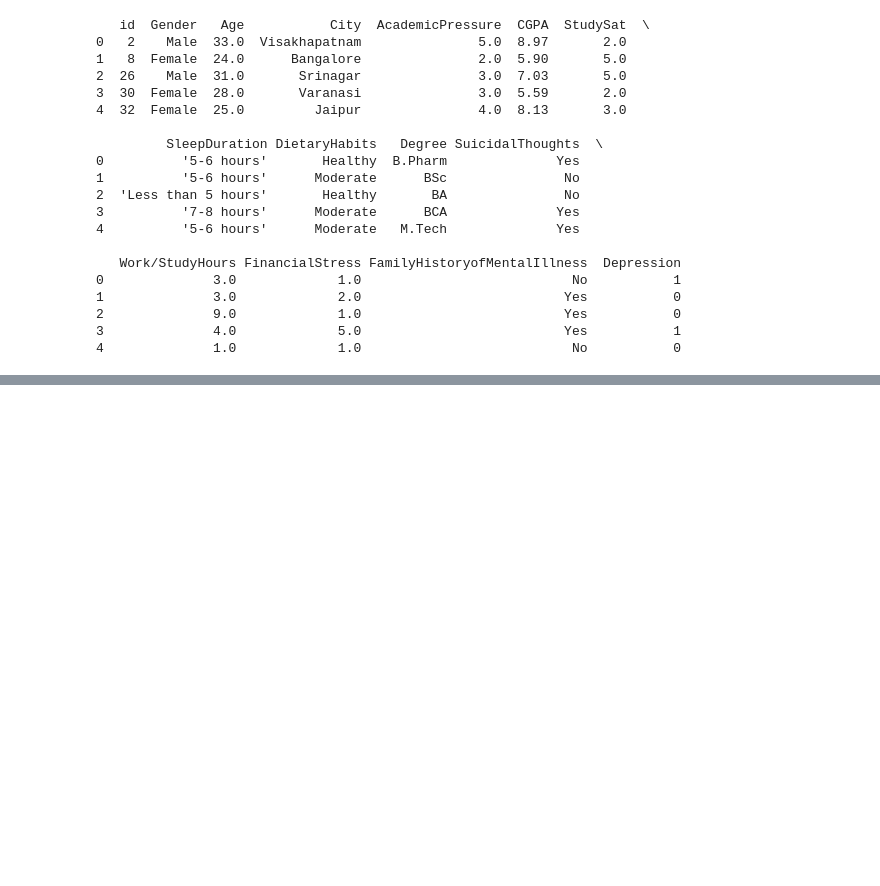
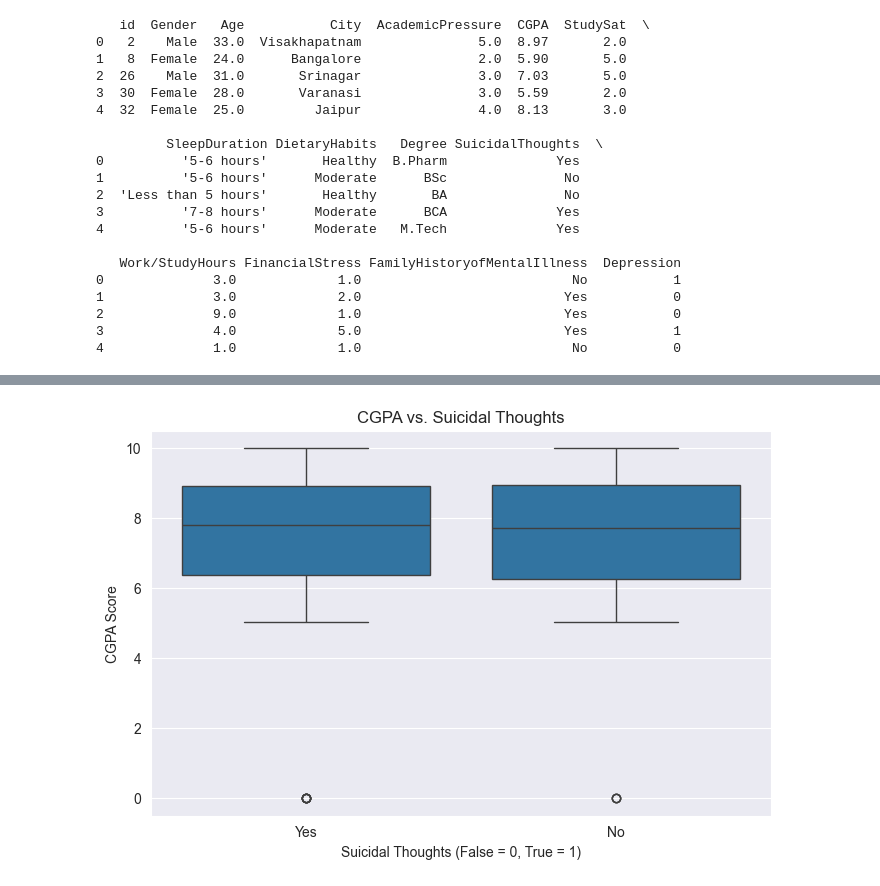
Before and after one commit to ToblerX/student_data_analysis, a Jupyter notebook: sample.ipynb, the cells around one changed output, grey strips where cells are left out. Saved outputs shown, nothing was run; the diff lists cells and outputs as text; code cells hidden in the pictures; blank space fills up the shorter version.

```diff
--- a/sample.ipynb
+++ b/sample.ipynb
@@ -91,0 +88,12 @@ plt.show()
+# %%
+import seaborn as sns
+
+plt.figure(figsize=(8, 5))
+sns.boxplot(x='SuicidalThoughts', y='CGPA', data=data)
+
+plt.xlabel('Suicidal Thoughts (False = 0, True = 1)')
+plt.ylabel('CGPA Score')
+plt.title('CGPA vs. Suicidal Thoughts')
+plt.show()
+# %% [output]
+[figure, added]
```
Also changed, not shown: parts of 6 cells of this notebook.
